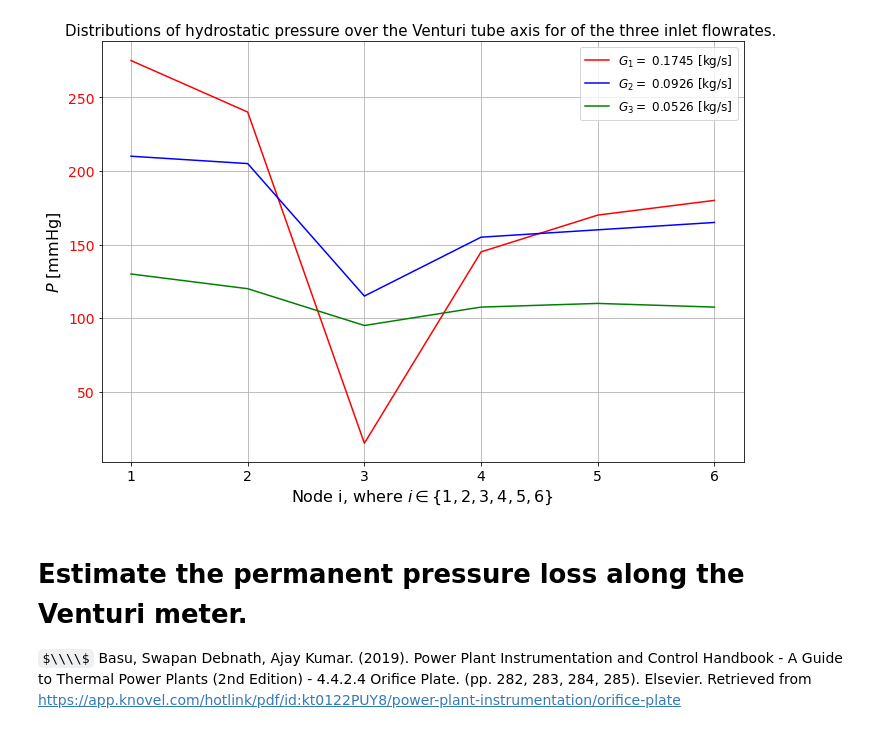
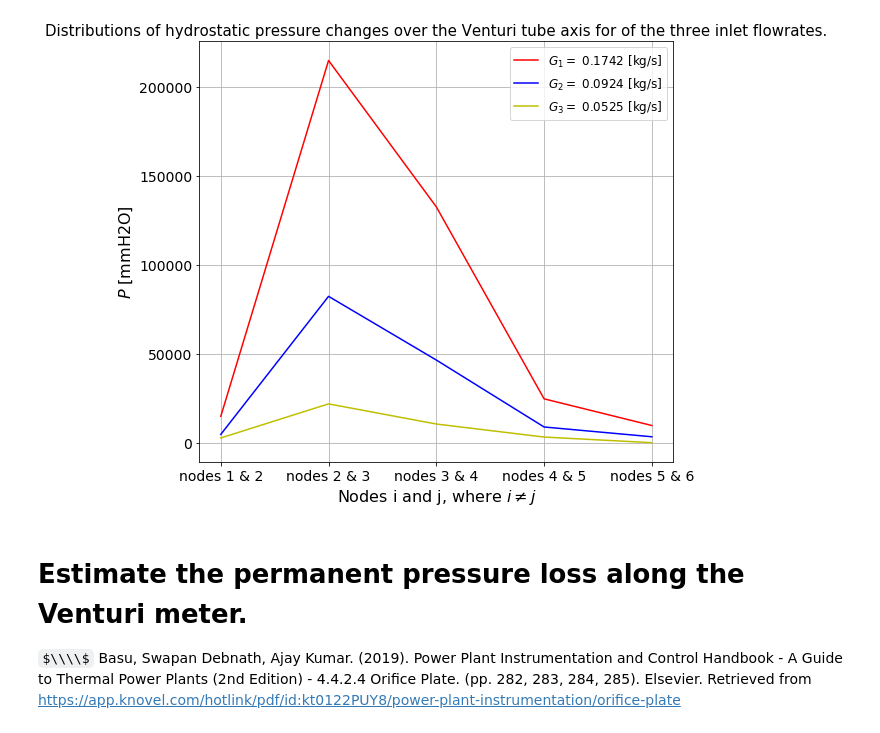
Before and after one commit to cnm13ryan/group28venturi-meter, a Jupyter notebook: Bernouli.ipynb, the cells around one changed output. Cells and saved outputs as stored; diff of their text form; code cells hidden in the pictures; some formulas as TeX source.

```diff
--- a/Bernouli.ipynb
+++ b/Bernouli.ipynb
@@ -259,0 +418,2 @@ $\\\\$ -->
+# %%
+A = [i * 1e-6 for i in [338.6, 233.5, 84.6, 170.2, 255.2, 338.6]]; # [mm^2] to [m^2]
@@ -261,0 +565,19 @@ $\\\\$ -->
+# %%
+
+exp1deltaP = [abs(9.81 * 998.02 * i / 9.80665) for i in exp1deltaH]
+exp2deltaP = [abs(9.81 * 998.02 * i / 9.80665) for i in exp2deltaH]
+exp3deltaP = [abs(9.81 * 998.02 * i / 9.80665) for i in exp3deltaH]
+
+for i in range(len(exp1deltaP)):
+    val = round(exp1deltaP[i], 4)
+    print(f"Pressure difference for exp1 at node {i+1} is {val} [mmH2O]")
+
+print("\n")
+for i in range(len(exp2deltaP)):
+    val = round(exp2deltaP[i], 4)
+    print(f"Pressure difference for exp2 at node {i+1} is {val} [mmH2O]")
+
+print("\n")
+for i in range(len(exp3deltaP)):
+    val = round(exp3deltaP[i], 4)
+    print(f"Pressure difference for exp3 at node {i+1} is {val} [mmH2O]")
@@ -262,23 +604,28 @@ $\\\\$ -->
 # %%
-nodes = [1, 2, 3, 4, 5, 6]
+nodes = ["nodes 1 & 2",
+         "nodes 2 & 3",
+         "nodes 3 & 4",
+         "nodes 4 & 5",
+         "nodes 5 & 6"]
 (fig, ax1) = plt.subplots(1, figsize=(10, 7))
 
-ax1.plot(nodes,hyplst_1,'r-',label='$G_1 =$ '+str(round(G[0], 4)) + ' [kg/s]')
-ax1.plot(nodes,hyplst_2,'b-',label='$G_2 =$ '+str(round(G[1], 4)) + ' [kg/s]')
-ax1.plot(nodes,hyplst_3,'g-',label='$G_3 =$ '+str(round(G[2], 4)) + ' [kg/s]')
-ax1.set_xlabel(r'Node i, where $i \in \{1, 2, 3, 4, 5, 6\}$',fontsize=16)
-ax1.set_ylabel(r'$P$ [mmHg]',fontsize=16,color='black')
-ax1.tick_params(axis='y', labelcolor='red', labelsize=14)
+ax1.plot(nodes,exp1deltaP,'r-',label='$G_1 =$ '+str(round(G[0], 4)) + ' [kg/s]')
+ax1.plot(nodes,exp2deltaP,'b-',label='$G_2 =$ '+str(round(G[1], 4)) + ' [kg/s]')
+ax1.plot(nodes,exp3deltaP,'y-',label='$G_3 =$ '+str(round(G[2], 4)) + ' [kg/s]')
+ax1.set_xlabel(r'Nodes i and j, where $i \neq j$',fontsize=16)
+ax1.set_ylabel(r'$P$ [mmH2O]',fontsize=16,color='black')
+ax1.tick_params(axis='y', labelsize=14)
 ax1.tick_params(axis='x', labelsize=14)
 ax1.legend(loc='upper right',fontsize=12)
 ax1.grid(True)
 
-plt.title('Distributions of hydrostatic pressure over the Venturi tube axis for of the three inlet flowrates. ',fontsize=15)
+plt.title('Distributions of hydrostatic pressure changes over the Venturi tube axis for of the three inlet flowrates.',
+          fontsize=15)
 fig.tight_layout()  # otherwise the right y-label is slightly clipped
 plt.show()
 print('')
 # %% [output]
-[figure, old version]
+[figure, new version]
 # %% [markdown]
 # Estimate the permanent pressure loss along the Venturi meter.
 $\\\\$
```
Also changed, not shown: parts of 59 cells of this notebook.
